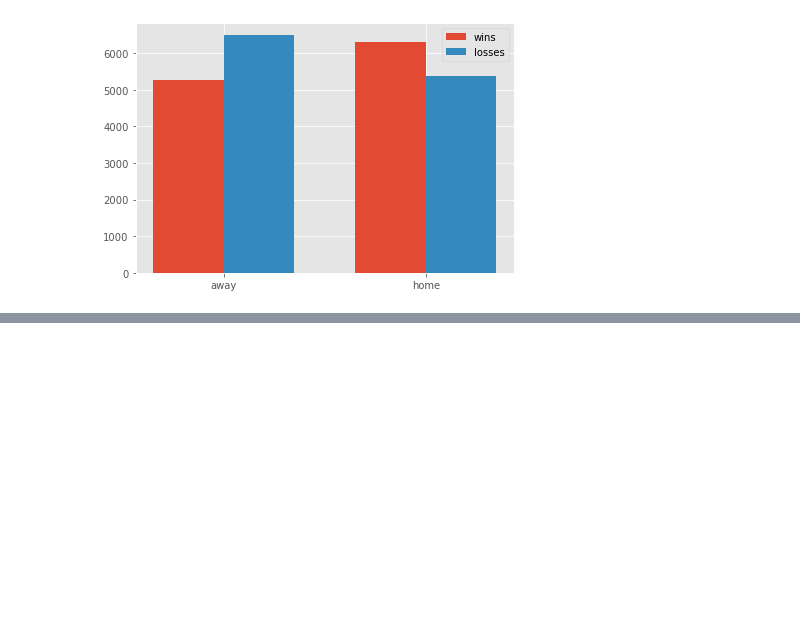
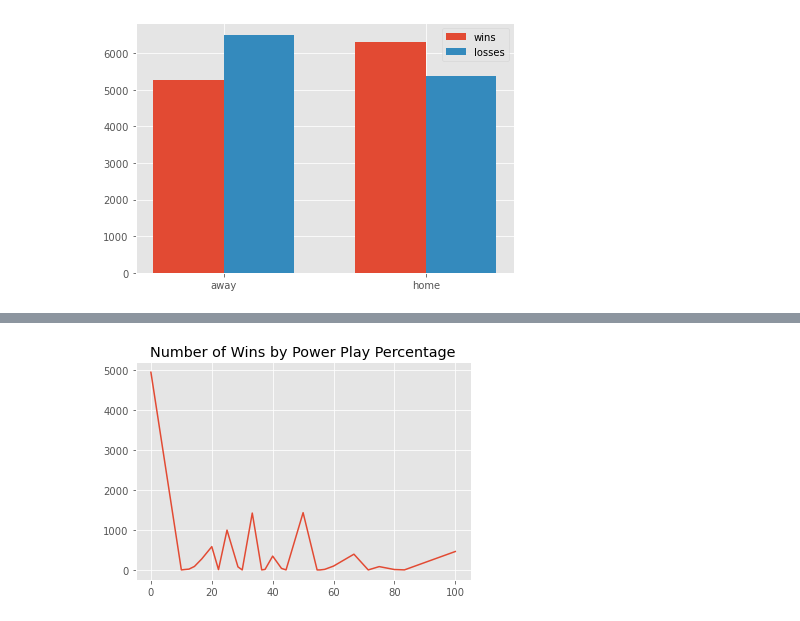
Before and after one commit to jkh-code/nhl-win-factors-analysis, a Jupyter notebook: notebooks/nhl-win-factors-analysis-eda.ipynb, the cells around one changed output, grey strips where cells are left out. Saved outputs shown, nothing was run; the diff lists cells and outputs as text; code cells hidden in the pictures; blank space fills up the shorter version.

Commit message:
Add power play percent, net power play percent, penalty kill percent, and net penalty kill percent analyses

```diff
--- a/notebooks/nhl-win-factors-analysis-eda.ipynb
+++ b/notebooks/nhl-win-factors-analysis-eda.ipynb
@@ -225,0 +237,3 @@ fig.tight_layout()
+# %%
+pp_data = df[['outcome', 'gp', 'pp_percent']].groupby(['outcome', 'pp_percent']).sum().reset_index()
+pp_data.head()
@@ -225,0 +247,7 @@ fig.tight_layout()
+# %%
+# pp_losses = pp_data.loc[pp_data['outcome']=='Loss', ['pp_percent', 'gp']]
+# pp_losses.head(5)
+
+pp_wins = pp_data.loc[pp_data['outcome']=='Win', ['pp_percent', 'gp']]
+pp_wins['cum_wins'] = pp_wins['gp'].cumsum()
+pp_wins.head()
@@ -225,0 +261,6 @@ fig.tight_layout()
+# %%
+fig, ax = plt.subplots()
+ax.plot(pp_wins['pp_percent'], pp_wins['gp'])
+ax.set_title('Number of Wins by Power Play Percentage');
+# %% [output]
+[figure, added]
```
Also changed, not shown: parts of 21 cells of this notebook.
